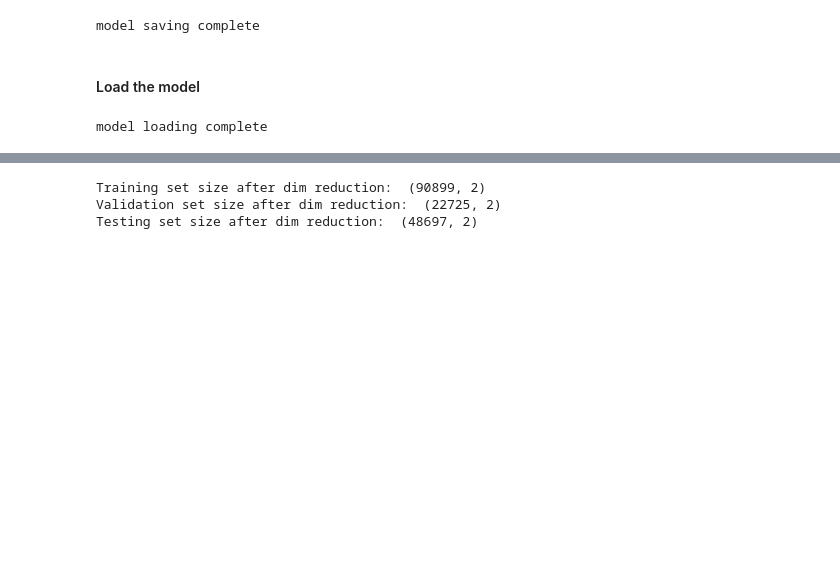
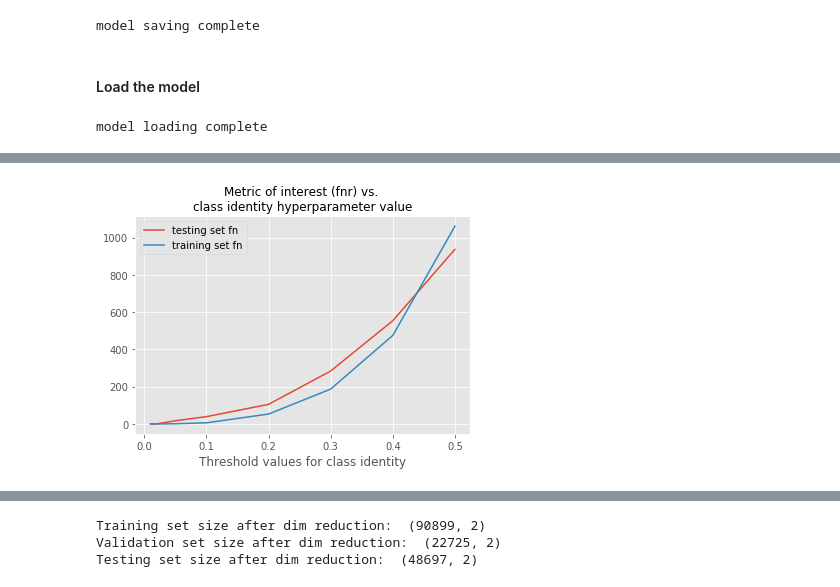
Before and after one commit to dmculiac/Artificial-Neural-Networks-Classifier-Keras, a Jupyter notebook: ANN classifier using Keras.ipynb, the cells around one changed output, grey strips where cells are left out. Cells and saved outputs as stored; diff of their text form; code cells hidden in the pictures; blank space fills up the shorter version.

```diff
--- a/ANN classifier using Keras.ipynb
+++ b/ANN classifier using Keras.ipynb
@@ -303,0 +247,10 @@ weighted avg       0.93      0.92      0.92     48697
+# %%
+# plot the metric of interest vs threshold hyperparameter values
+plt.plot(threshold, test_fnr, label='testing set fn')
+plt.plot(threshold, train_fnr, label='training set fn')
+plt.legend()
+plt.title('Metric of interest (fnr) vs. \nclass identity hyperparameter value', fontsize =12)
+plt.xlabel('Threshold values for class identity')
+plt.show()
+# %% [output]
+[figure, added]
```
Also changed, not shown: parts of 20 cells of this notebook.
